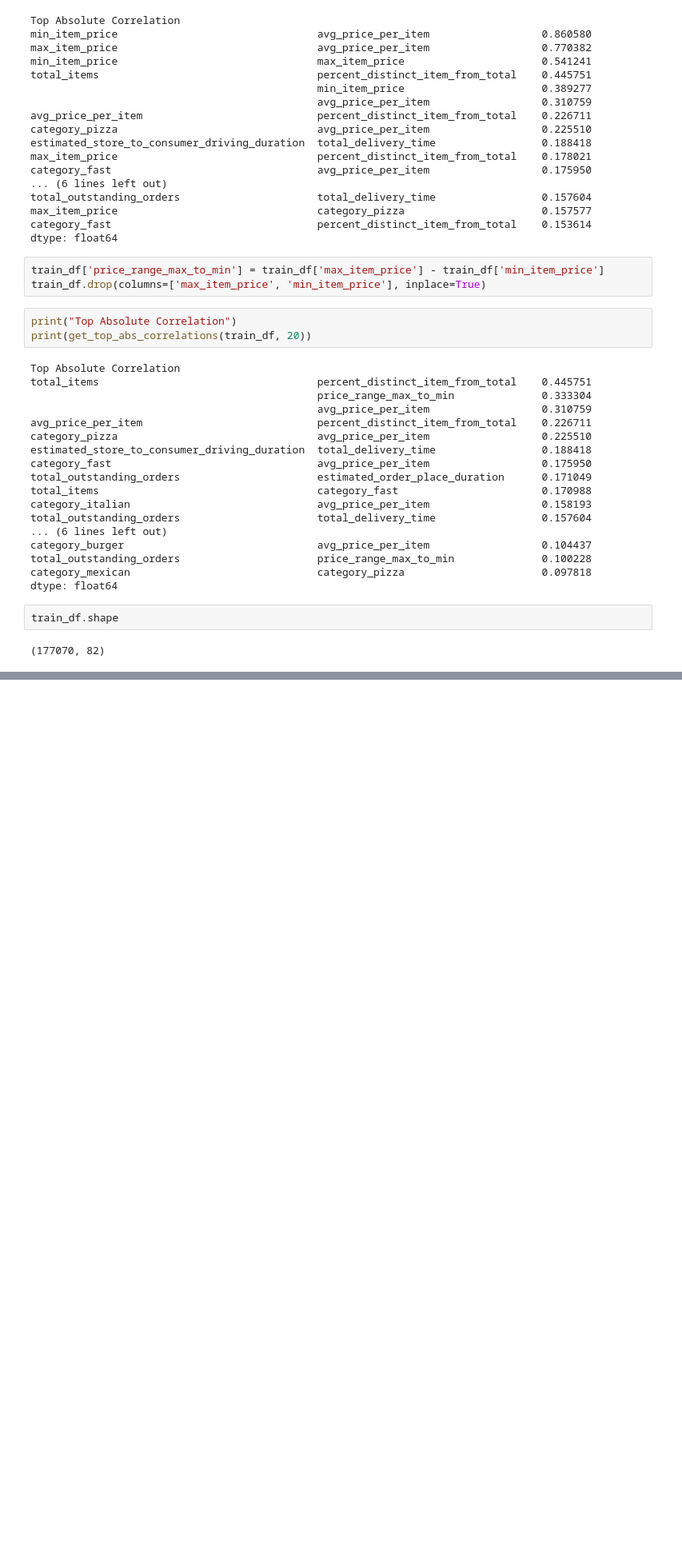
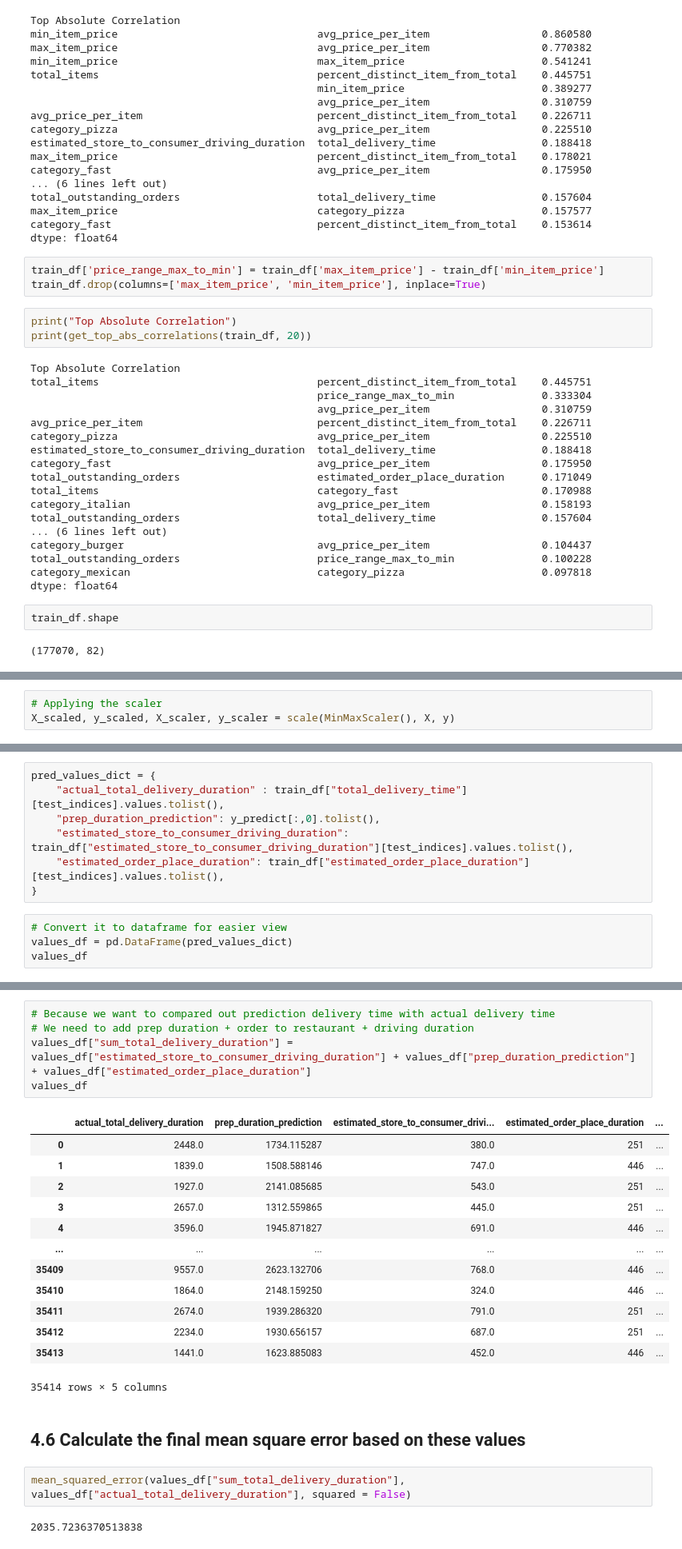
Before and after one commit to tobiassilalahi/doordash-eta-delivery, a Jupyter notebook: doordash-prediction.ipynb, the cells around one changed output, grey strips where cells are left out. Shown: that part at 80% size. Saved outputs shown, nothing was run; the diff lists cells and outputs as text; blank space fills up the shorter version.

```diff
--- a/doordash-prediction.ipynb
+++ b/doordash-prediction.ipynb
@@ -659,0 +874,3 @@ train_df.shape
+# %%
+# Applying the scaler
+X_scaled, y_scaled, X_scaler, y_scaler = scale(MinMaxScaler(), X, y)
@@ -659,0 +1186,11 @@ train_df.shape
+# %%
+pred_values_dict = {
+    "actual_total_delivery_duration" : train_df["total_delivery_time"][test_indices].values.tolist(),
+    "prep_duration_prediction": y_predict[:,0].tolist(),
+    "estimated_store_to_consumer_driving_duration": train_df["estimated_store_to_consumer_driving_duration"][test_indices].values.tolist(),
+    "estimated_order_place_duration": train_df["estimated_order_place_duration"][test_indices].values.tolist(),
+}
+# %%
+# Convert it to dataframe for easier view
+values_df = pd.DataFrame(pred_values_dict)
+values_df
@@ -659,0 +1211,25 @@ train_df.shape
+# %%
+# Because we want to compared out prediction delivery time with actual delivery time
+# We need to add prep duration + order to restaurant + driving duration
+values_df["sum_total_delivery_duration"] = values_df["estimated_store_to_consumer_driving_duration"] + values_df["prep_duration_prediction"] + values_df["estimated_order_place_duration"]
+values_df
+# %% [output]
+|  | actual_total_delivery_duration | prep_duration_prediction | estimated_store_to_consumer_drivi... | estimated_order_place_duration | ... |
+| 0 | 2448.0 | 1734.115287 | 380.0 | 251 | ... |
+| 1 | 1839.0 | 1508.588146 | 747.0 | 446 | ... |
+| 2 | 1927.0 | 2141.085685 | 543.0 | 251 | ... |
+| 3 | 2657.0 | 1312.559865 | 445.0 | 251 | ... |
+| 4 | 3596.0 | 1945.871827 | 691.0 | 446 | ... |
+| ... | ... | ... | ... | ... | ... |
+| 35409 | 9557.0 | 2623.132706 | 768.0 | 446 | ... |
+| 35410 | 1864.0 | 2148.159250 | 324.0 | 446 | ... |
+| 35411 | 2674.0 | 1939.286320 | 791.0 | 251 | ... |
+| 35412 | 2234.0 | 1930.656157 | 687.0 | 251 | ... |
+| 35413 | 1441.0 | 1623.885083 | 452.0 | 446 | ... |
+35414 rows × 5 columns
+# %% [markdown]
+## 4.6 Calculate the final mean square error based on these values
+# %%
+mean_squared_error(values_df["sum_total_delivery_duration"], values_df["actual_total_delivery_duration"], squared = False)
+# %% [output]
+2035.7236370513838
```
Also changed, not shown: parts of 58 cells of this notebook.
